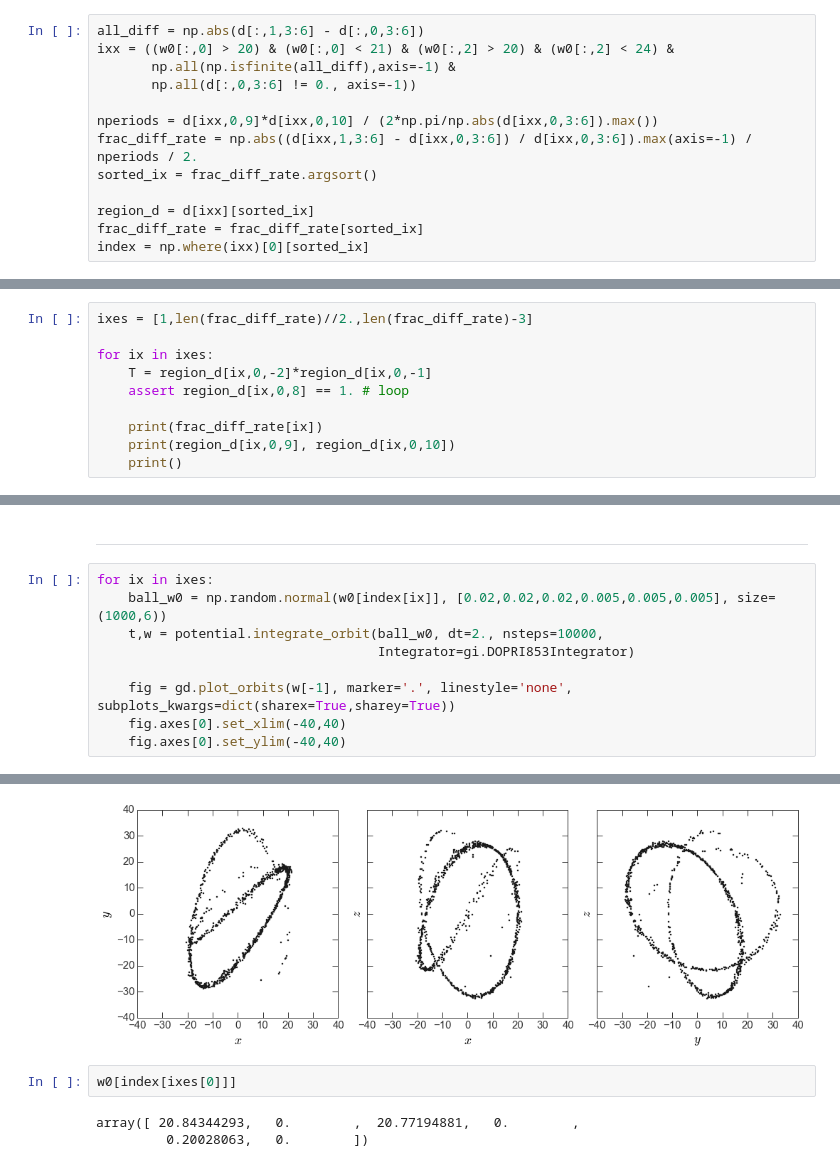
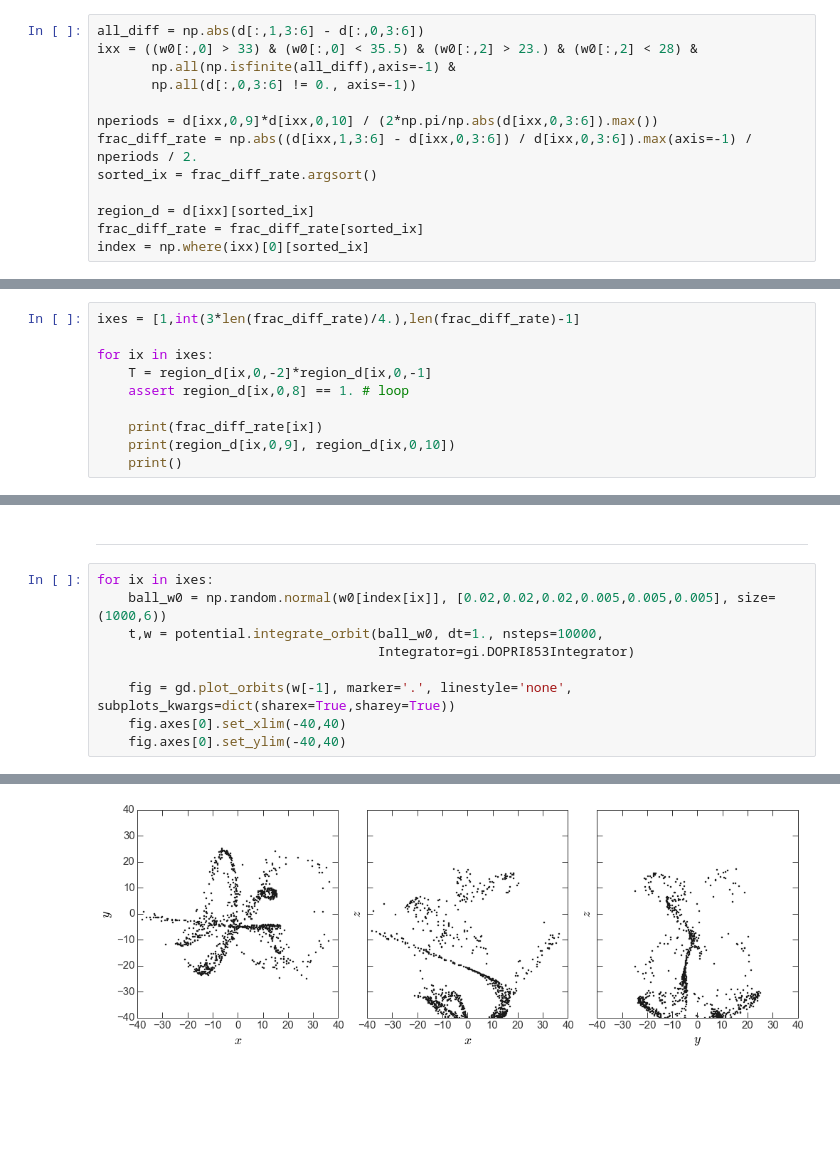
Before and after one commit to adrn/StreamMorphology, a Jupyter notebook: notebooks/Untitled0.ipynb, the cells around one changed output, grey strips where cells are left out. Drawn from its saved outputs; the diff is of its cells as text; blank space fills up the shorter version.

```diff
--- a/notebooks/Untitled0.ipynb
+++ b/notebooks/Untitled0.ipynb
@@ -40,7 +44,7 @@ d = np.memmap('/Users/adrian/projects/morphology/output/E-0.210_LeeSutoTriaxialN
               mode='r', dtype='float64', shape=(len(w0),2,11))
 # %%
 all_diff = np.abs(d[:,1,3:6] - d[:,0,3:6])
-ixx = ((w0[:,0] > 20) & (w0[:,0] < 21) & (w0[:,2] > 20) & (w0[:,2] < 24) &
+ixx = ((w0[:,0] > 33) & (w0[:,0] < 35.5) & (w0[:,2] > 23.) & (w0[:,2] < 28) &
        np.all(np.isfinite(all_diff),axis=-1) &
        np.all(d[:,0,3:6] != 0., axis=-1))
 
@@ -54,5 +63,5 @@ index = np.where(ixx)[0][sorted_ix]
 # %%
-ixes = [1,len(frac_diff_rate)//2.,len(frac_diff_rate)-3]
+ixes = [1,int(3*len(frac_diff_rate)/4.),len(frac_diff_rate)-1]
 
 for ix in ixes:
     T = region_d[ix,0,-2]*region_d[ix,0,-1]
@@ -84,7 +93,7 @@ for ix in ixes:
 # %%
 for ix in ixes:
     ball_w0 = np.random.normal(w0[index[ix]], [0.02,0.02,0.02,0.005,0.005,0.005], size=(1000,6))
-    t,w = potential.integrate_orbit(ball_w0, dt=2., nsteps=10000,
+    t,w = potential.integrate_orbit(ball_w0, dt=1., nsteps=10000,
                                     Integrator=gi.DOPRI853Integrator)
 
     fig = gd.plot_orbits(w[-1], marker='.', linestyle='none', subplots_kwargs=dict(sharex=True,sharey=True))
@@ -96,6 +105 @@ for ix in ixes:
-[figure, old version]
+[figure, new version]
-# %%
-w0[index[ixes[0]]]
-# %% [output]
-array([ 20.84344293,   0.        ,  20.77194881,   0.        ,
-         0.20028063,   0.        ])
```
Also changed, not shown: parts of 7 cells of this notebook, 4 other files.
